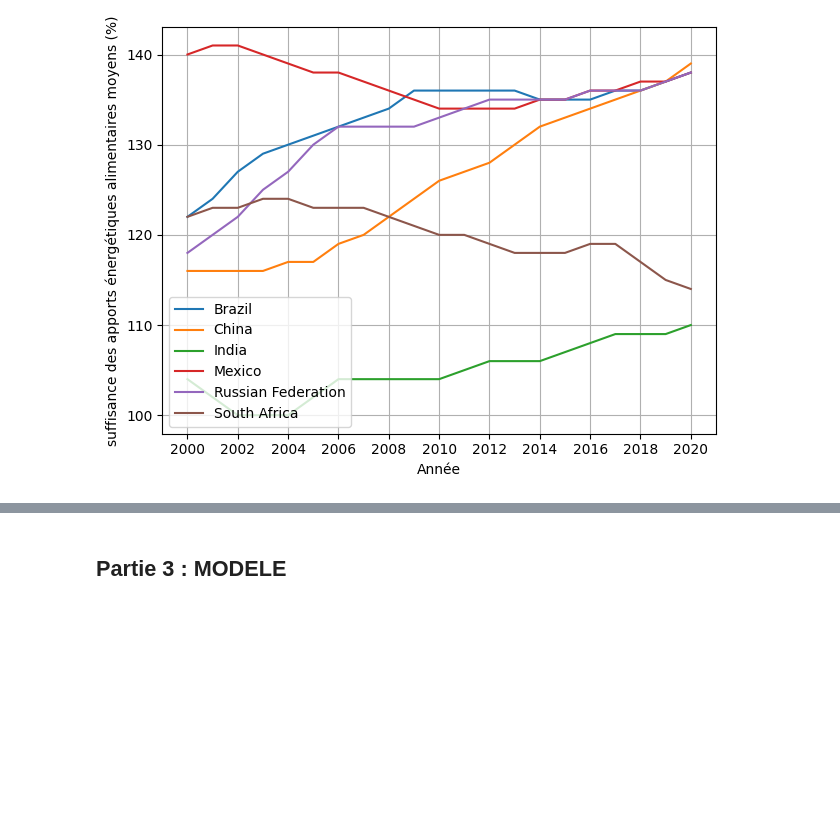
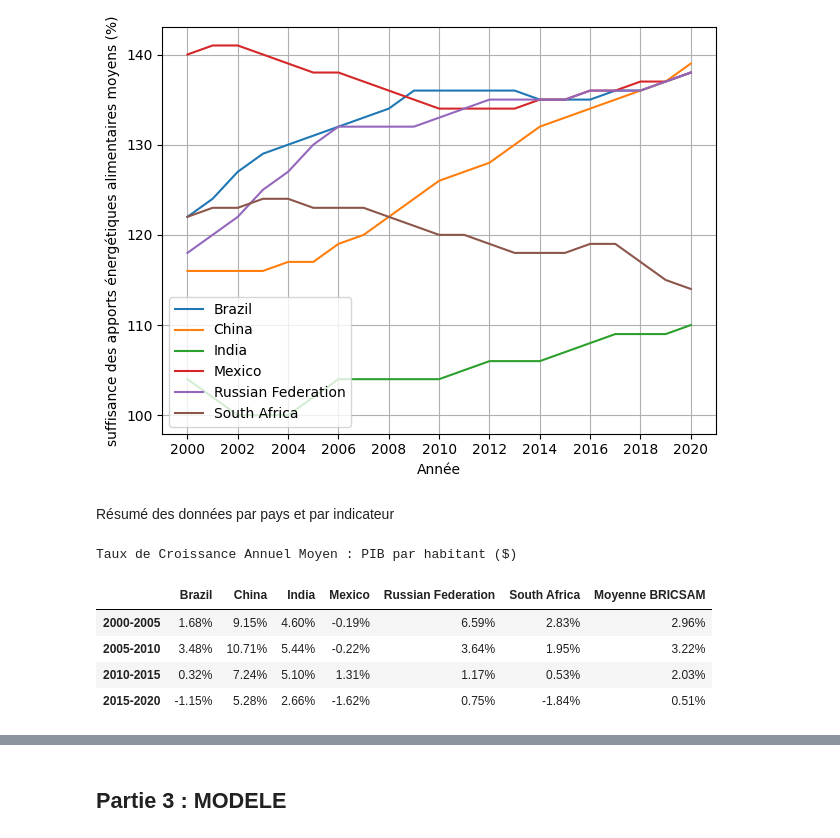
Before and after one commit to yczk9/projet_py4ds_Reis_Crapsky, a Jupyter notebook: Notebook_principal.ipynb, the cells around one changed output, grey strips where cells are left out. Saved outputs shown, nothing was run; the diff lists cells and outputs as text; code cells hidden in the pictures; blank space fills up the shorter version.

```diff
--- a/Notebook_principal.ipynb
+++ b/Notebook_principal.ipynb
@@ -429,3 +429,5 @@ for indicator in indicators :
 [figure]
 [figure]
 [figure]
+# %% [markdown]
+Résumé des données par pays et par indicateur
@@ -431,0 +436,9 @@ for indicator in indicators :
+# %%
+draw_tcam_table(data_BRICSAM_pivot, 'PIB par habitant ($)')
+# %% [output]
+Taux de Croissance Annuel Moyen : PIB par habitant ($)
+|  | Brazil | China | India | Mexico | Russian Federation | South Africa | Moyenne BRICSAM |
+| 2000-2005 | 1.68% | 9.15% | 4.60% | -0.19% | 6.59% | 2.83% | 2.96% |
+| 2005-2010 | 3.48% | 10.71% | 5.44% | -0.22% | 3.64% | 1.95% | 3.22% |
+| 2010-2015 | 0.32% | 7.24% | 5.10% | 1.31% | 1.17% | 0.53% | 2.03% |
+| 2015-2020 | -1.15% | 5.28% | 2.66% | -1.62% | 0.75% | -1.84% | 0.51% |
```
Also changed, not shown: parts of 9 cells of this notebook, 5 other files.
